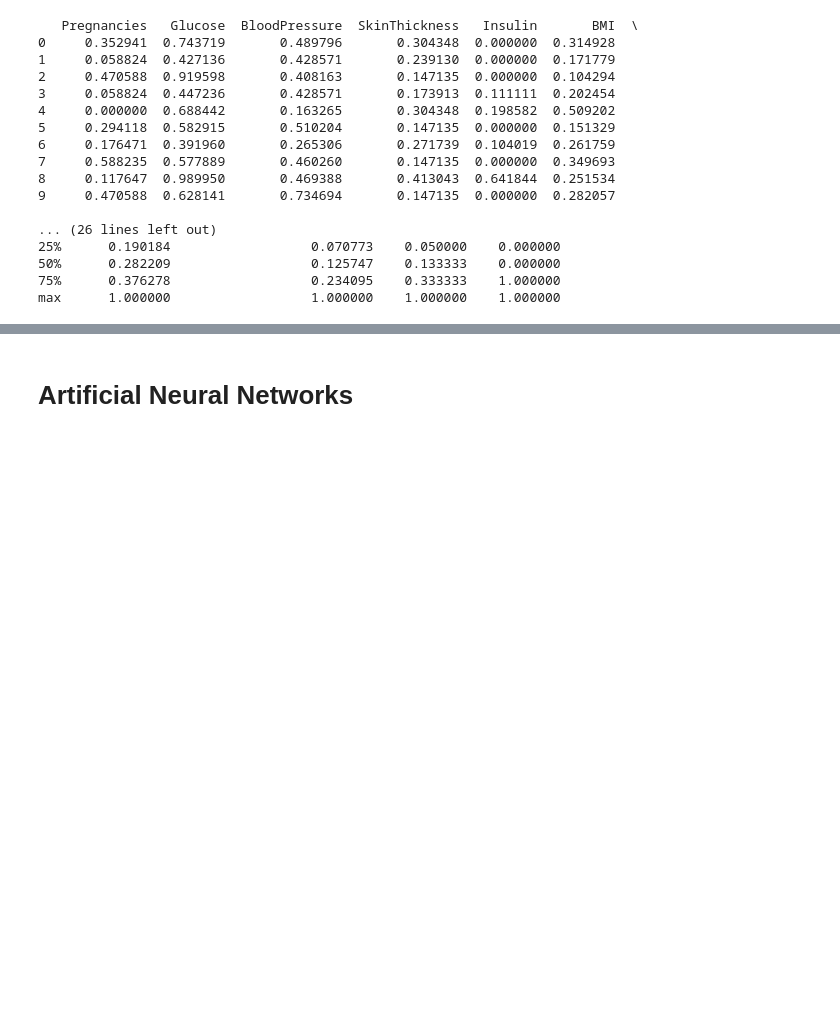
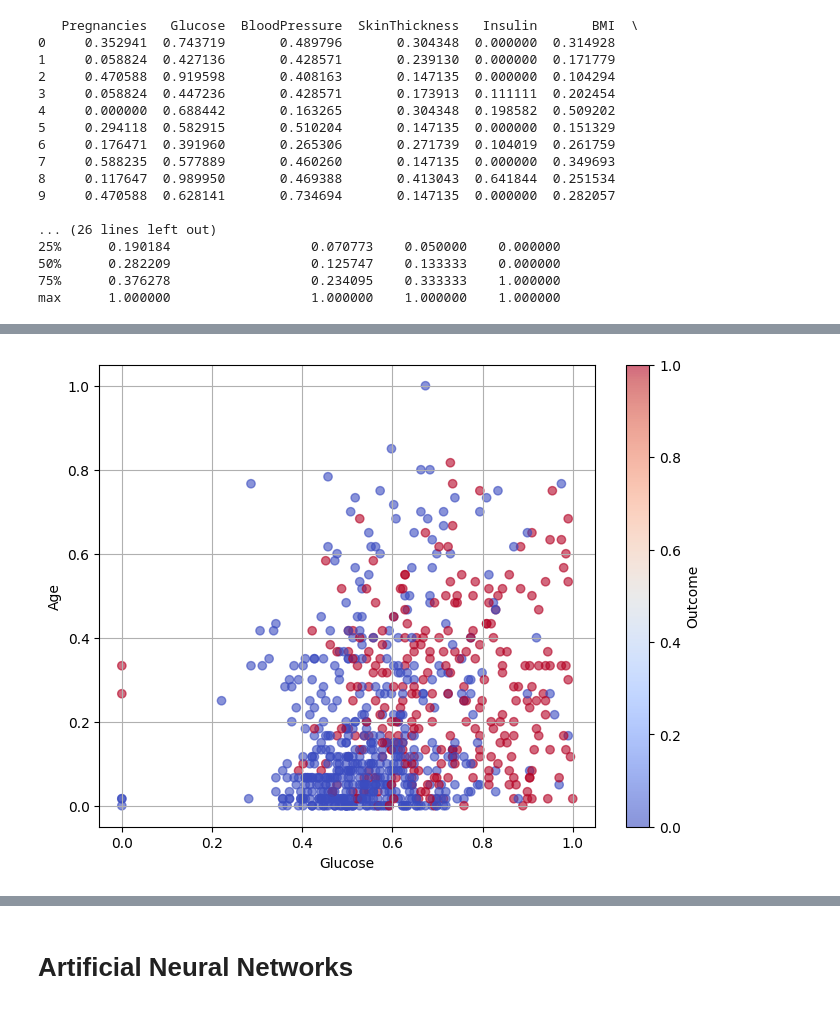
Before and after one commit to TohirD/AI-Data-Set, a Jupyter notebook: mainfile.ipynb, the cells around one changed output, grey strips where cells are left out. Cells and saved outputs as stored; diff of their text form; code cells hidden in the pictures; blank space fills up the shorter version.

```diff
--- a/mainfile.ipynb
+++ b/mainfile.ipynb
@@ -144,0 +181,10 @@ max      1.000000                  1.000000    1.000000    1.000000
+# %%
+plt.figure(figsize=(8, 6))
+plt.scatter(my_dataset['Glucose'], my_dataset['Age'], c=my_dataset['Outcome'], cmap='coolwarm', alpha=0.6)
+plt.xlabel('Glucose')
+plt.ylabel('Age')
+plt.colorbar(label='Outcome')
+plt.grid(True)
+plt.show()
+# %% [output]
+[figure, added]
```
Also changed, not shown: parts of 21 cells of this notebook.
